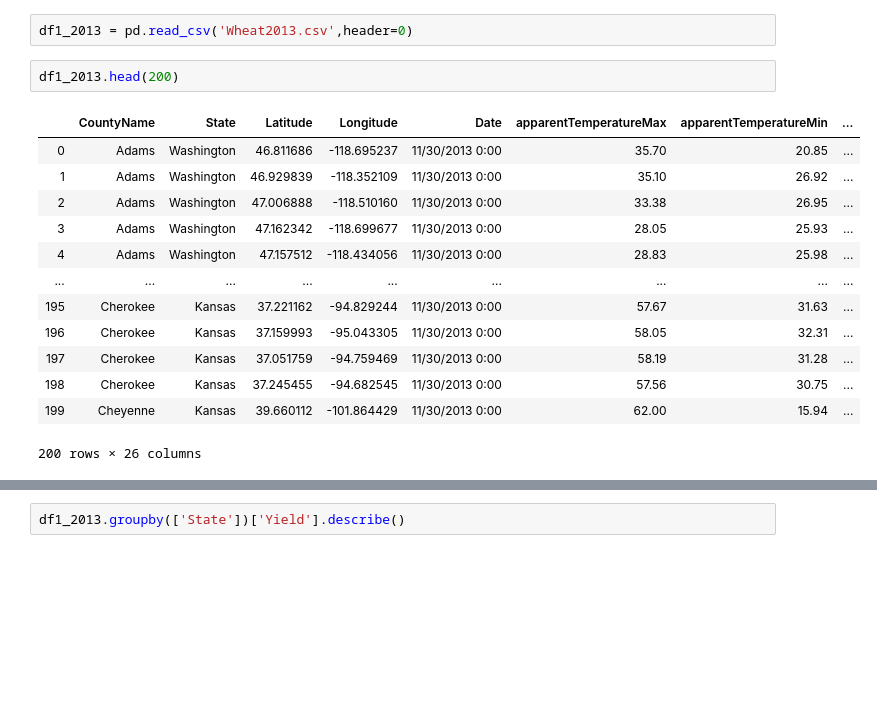
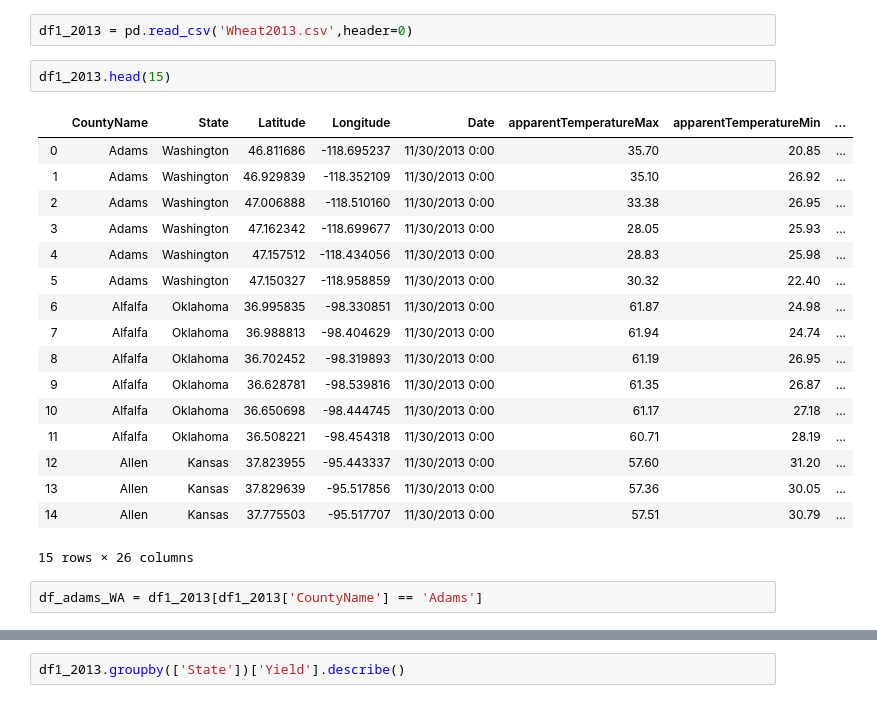
Before and after one commit to varsha2509/Springboard-DS, a Jupyter notebook: Capstone1/Idea1/Project1-Idea1.ipynb, the cells around one changed output, grey strips where cells are left out. Saved outputs shown, nothing was run; the diff lists cells and outputs as text; blank space fills up the shorter version.

```diff
--- a/Capstone1/Idea1/Project1-Idea1.ipynb
+++ b/Capstone1/Idea1/Project1-Idea1.ipynb
@@ -19,18 +19,24 @@ from shapely.geometry import Point, Polygon
 # %%
 df1_2013 = pd.read_csv('Wheat2013.csv',header=0)
 # %%
-df1_2013.head(200)
+df1_2013.head(15)
 # %% [output]
 |  | CountyName | State | Latitude | Longitude | Date | apparentTemperatureMax | apparentTemperatureMin | ... |
 | 0 | Adams | Washington | 46.811686 | -118.695237 | 11/30/2013 0:00 | 35.70 | 20.85 | ... |
 | 1 | Adams | Washington | 46.929839 | -118.352109 | 11/30/2013 0:00 | 35.10 | 26.92 | ... |
 | 2 | Adams | Washington | 47.006888 | -118.510160 | 11/30/2013 0:00 | 33.38 | 26.95 | ... |
 | 3 | Adams | Washington | 47.162342 | -118.699677 | 11/30/2013 0:00 | 28.05 | 25.93 | ... |
 | 4 | Adams | Washington | 47.157512 | -118.434056 | 11/30/2013 0:00 | 28.83 | 25.98 | ... |
-| ... | ... | ... | ... | ... | ... | ... | ... | ... |
-| 195 | Cherokee | Kansas | 37.221162 | -94.829244 | 11/30/2013 0:00 | 57.67 | 31.63 | ... |
-| 196 | Cherokee | Kansas | 37.159993 | -95.043305 | 11/30/2013 0:00 | 58.05 | 32.31 | ... |
-| 197 | Cherokee | Kansas | 37.051759 | -94.759469 | 11/30/2013 0:00 | 58.19 | 31.28 | ... |
-| 198 | Cherokee | Kansas | 37.245455 | -94.682545 | 11/30/2013 0:00 | 57.56 | 30.75 | ... |
-| 199 | Cheyenne | Kansas | 39.660112 | -101.864429 | 11/30/2013 0:00 | 62.00 | 15.94 | ... |
+| 5 | Adams | Washington | 47.150327 | -118.958859 | 11/30/2013 0:00 | 30.32 | 22.40 | ... |
+| 6 | Alfalfa | Oklahoma | 36.995835 | -98.330851 | 11/30/2013 0:00 | 61.87 | 24.98 | ... |
+| 7 | Alfalfa | Oklahoma | 36.988813 | -98.404629 | 11/30/2013 0:00 | 61.94 | 24.74 | ... |
+| 8 | Alfalfa | Oklahoma | 36.702452 | -98.319893 | 11/30/2013 0:00 | 61.19 | 26.95 | ... |
+| 9 | Alfalfa | Oklahoma | 36.628781 | -98.539816 | 11/30/2013 0:00 | 61.35 | 26.87 | ... |
+| 10 | Alfalfa | Oklahoma | 36.650698 | -98.444745 | 11/30/2013 0:00 | 61.17 | 27.18 | ... |
+| 11 | Alfalfa | Oklahoma | 36.508221 | -98.454318 | 11/30/2013 0:00 | 60.71 | 28.19 | ... |
+| 12 | Allen | Kansas | 37.823955 | -95.443337 | 11/30/2013 0:00 | 57.60 | 31.20 | ... |
+| 13 | Allen | Kansas | 37.829639 | -95.517856 | 11/30/2013 0:00 | 57.36 | 30.05 | ... |
+| 14 | Allen | Kansas | 37.775503 | -95.517707 | 11/30/2013 0:00 | 57.51 | 30.79 | ... |
-200 rows × 26 columns
+15 rows × 26 columns
+# %%
+df_adams_WA = df1_2013[df1_2013['CountyName'] == 'Adams']
```
Also changed, not shown: parts of 1 cell of this notebook.
